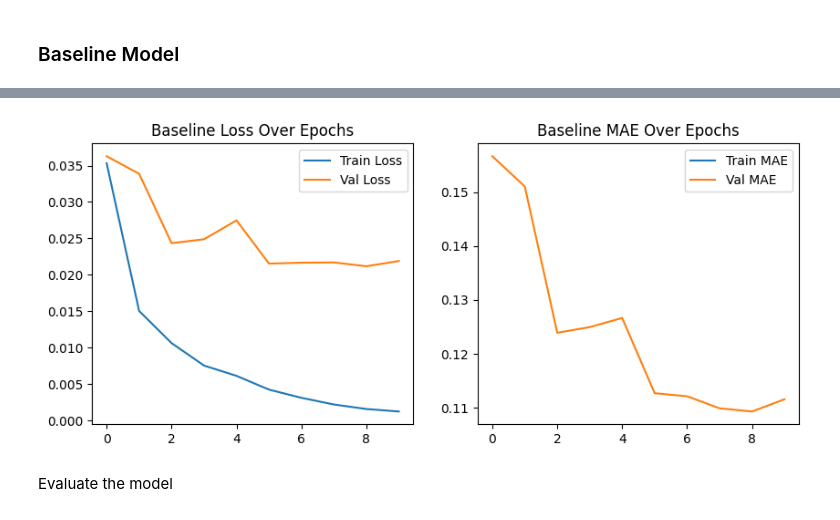
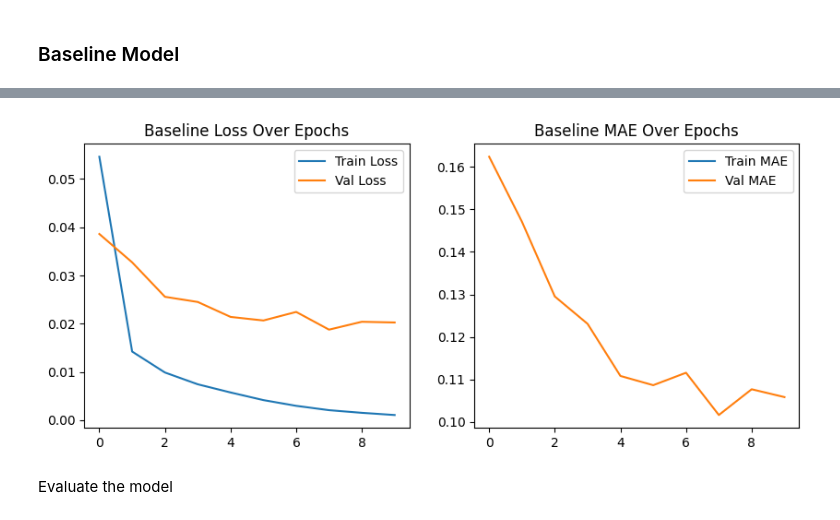
Before and after one commit to AndrewReusche/License_Plate_Detection, a Jupyter notebook: second_exploratory_notebook.ipynb, the cells around one changed output, grey strips where cells are left out. Cells and saved outputs as stored; diff of their text form; code cells hidden in the pictures.

```diff
--- a/second_exploratory_notebook.ipynb
+++ b/second_exploratory_notebook.ipynb
@@ -202,8 +202,8 @@ def build_baseline_cnn():
                             layers.Dense(128, activation= 'relu'),
                             layers.Dense(4, activation= 'sigmoid')])
 
-  optimizer= tf.keras.optimizers.Adam(learning_rate= 0.0001)
-  model.compile(optimizer= 'adam', loss= 'MSE', metrics= ['mae'])
+  optimizer= tf.keras.optimizers.Adam(learning_rate= 0.001)
+  model.compile(optimizer= optimizer, loss= 'MSE', metrics= ['mae'])
   return model
 
 #make a function to plot training history
@@ -271,4 +271,4 @@ Epoch 10/10
-[figure, old version]
+[figure, new version]
 # %% [markdown]
 Evaluate the model
 # %%
```
Also changed, not shown: parts of 2 cells of this notebook.
